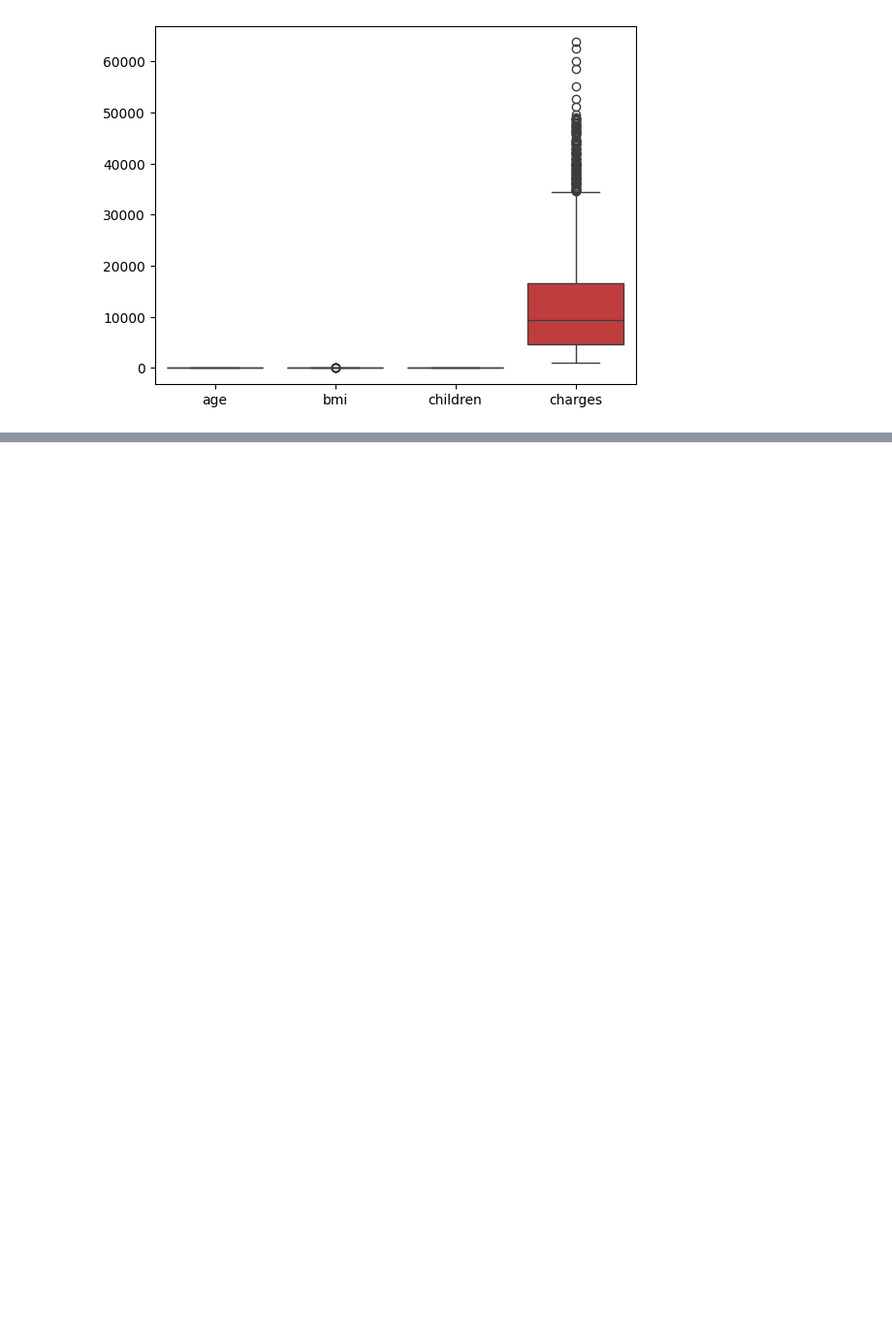
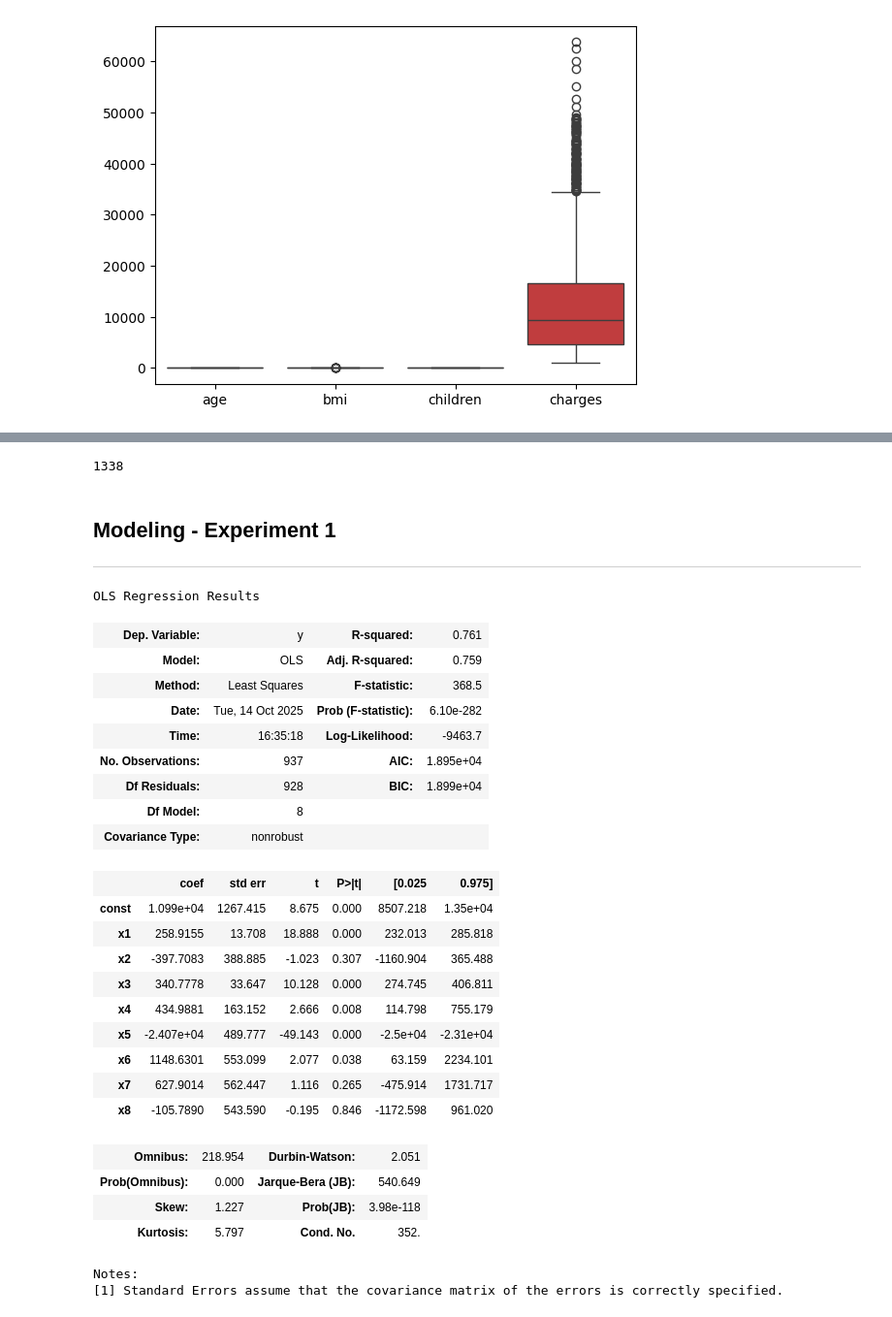
Before and after one commit to RJUNCC/data-modeling-sp500-forecasting, a Jupyter notebook: medical_insurance_cost.ipynb, the cells around one changed output, grey strips where cells are left out. Shown at 97% size. Drawn from its saved outputs; the diff is of its cells as text; code cells hidden in the pictures; blank space fills up the shorter version.

```diff
--- a/medical_insurance_cost.ipynb
+++ b/medical_insurance_cost.ipynb
@@ -117,0 +115,55 @@ plt.show()
+# %%
+import statsmodels.api as sm
+import statsmodels.formula.api as smf
+import numpy as np
+
+df_with_dummies = df.to_dummies(columns=categorical_cols, drop_first=True)
+x = df_with_dummies.drop(["charges"]).to_numpy()
+y = df_with_dummies["charges"].to_numpy()
+# %%
+df.shape[0]
+# %% [output]
+1338
+# %%
+TRAIN_SIZE = 0.7
+TEST_SIZE  = 0.3
+TRAIN_INDEX = np.int16(np.ceil(df_with_dummies.shape[0] * TRAIN_SIZE))
+# %% [markdown]
+## Modeling - Experiment 1
+---
+# %%
+x_train, y_train = x[:TRAIN_INDEX], y[:TRAIN_INDEX]
+x_test, y_test   = x[TRAIN_INDEX:], y[TRAIN_INDEX:]
+# %%
+X_train_const = sm.add_constant(x_train)
+# %%
+model_exp1 = sm.OLS(y_train, X_train_const)
+results_exp1 = model_exp1.fit()
+results_exp1.summary()
+# %% [output]
+OLS Regression Results
+| Dep. Variable: | y | R-squared: | 0.761 |
+| Model: | OLS | Adj. R-squared: | 0.759 |
+| Method: | Least Squares | F-statistic: | 368.5 |
+| Date: | Tue, 14 Oct 2025 | Prob (F-statistic): | 6.10e-282 |
+| Time: | 16:35:18 | Log-Likelihood: | -9463.7 |
+| No. Observations: | 937 | AIC: | 1.895e+04 |
+| Df Residuals: | 928 | BIC: | 1.899e+04 |
+| Df Model: | 8 |  |  |
+| Covariance Type: | nonrobust |  |  |
+|  | coef | std err | t | P>|t| | [0.025 | 0.975] |
+| const | 1.099e+04 | 1267.415 | 8.675 | 0.000 | 8507.218 | 1.35e+04 |
+| x1 | 258.9155 | 13.708 | 18.888 | 0.000 | 232.013 | 285.818 |
+| x2 | -397.7083 | 388.885 | -1.023 | 0.307 | -1160.904 | 365.488 |
+| x3 | 340.7778 | 33.647 | 10.128 | 0.000 | 274.745 | 406.811 |
+| x4 | 434.9881 | 163.152 | 2.666 | 0.008 | 114.798 | 755.179 |
+| x5 | -2.407e+04 | 489.777 | -49.143 | 0.000 | -2.5e+04 | -2.31e+04 |
+| x6 | 1148.6301 | 553.099 | 2.077 | 0.038 | 63.159 | 2234.101 |
+| x7 | 627.9014 | 562.447 | 1.116 | 0.265 | -475.914 | 1731.717 |
+| x8 | -105.7890 | 543.590 | -0.195 | 0.846 | -1172.598 | 961.020 |
+| Omnibus: | 218.954 | Durbin-Watson: | 2.051 |
+| Prob(Omnibus): | 0.000 | Jarque-Bera (JB): | 540.649 |
+| Skew: | 1.227 | Prob(JB): | 3.98e-118 |
+| Kurtosis: | 5.797 | Cond. No. | 352. |
+Notes:
+[1] Standard Errors assume that the covariance matrix of the errors is correctly specified.
```
Also changed, not shown: parts of 5 cells of this notebook.
